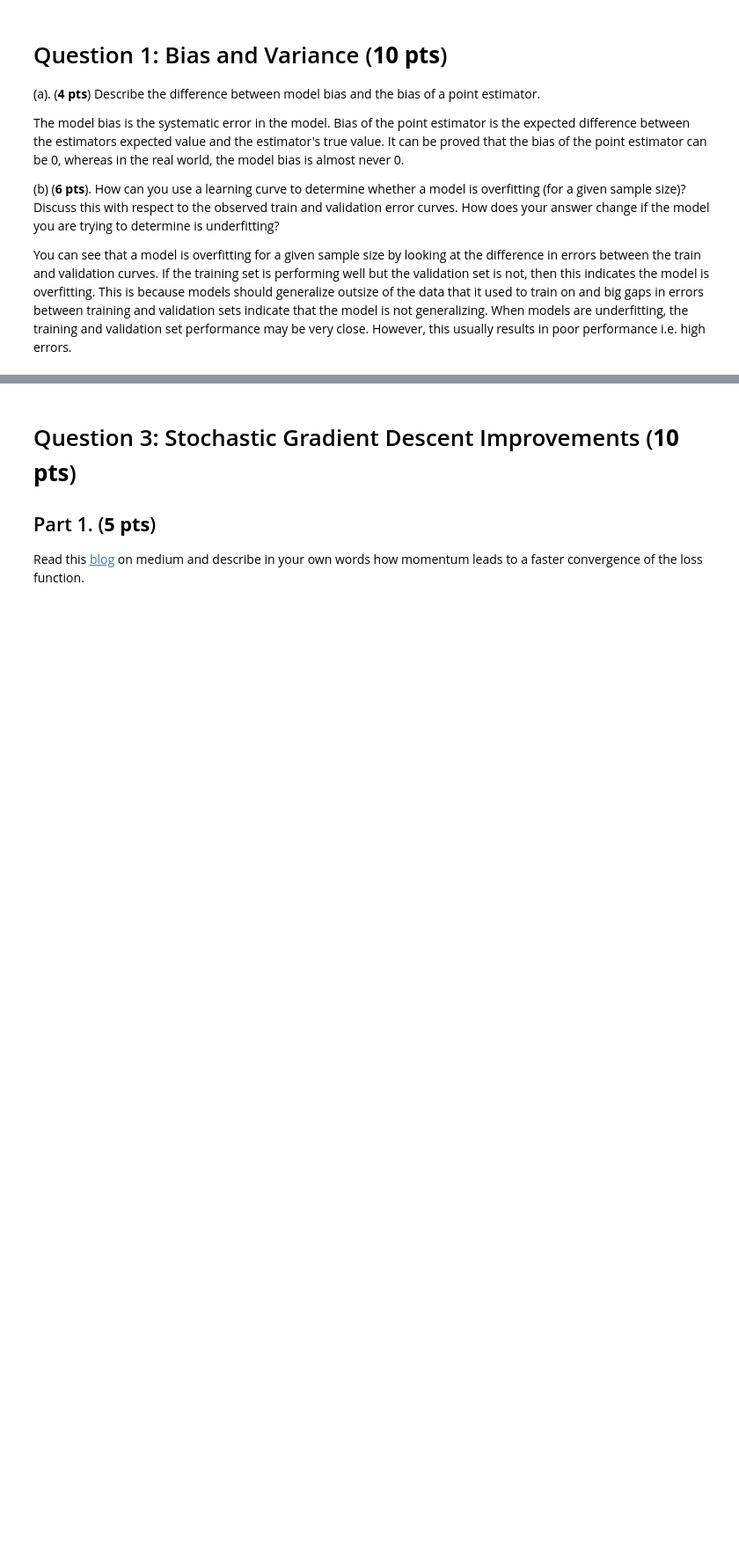
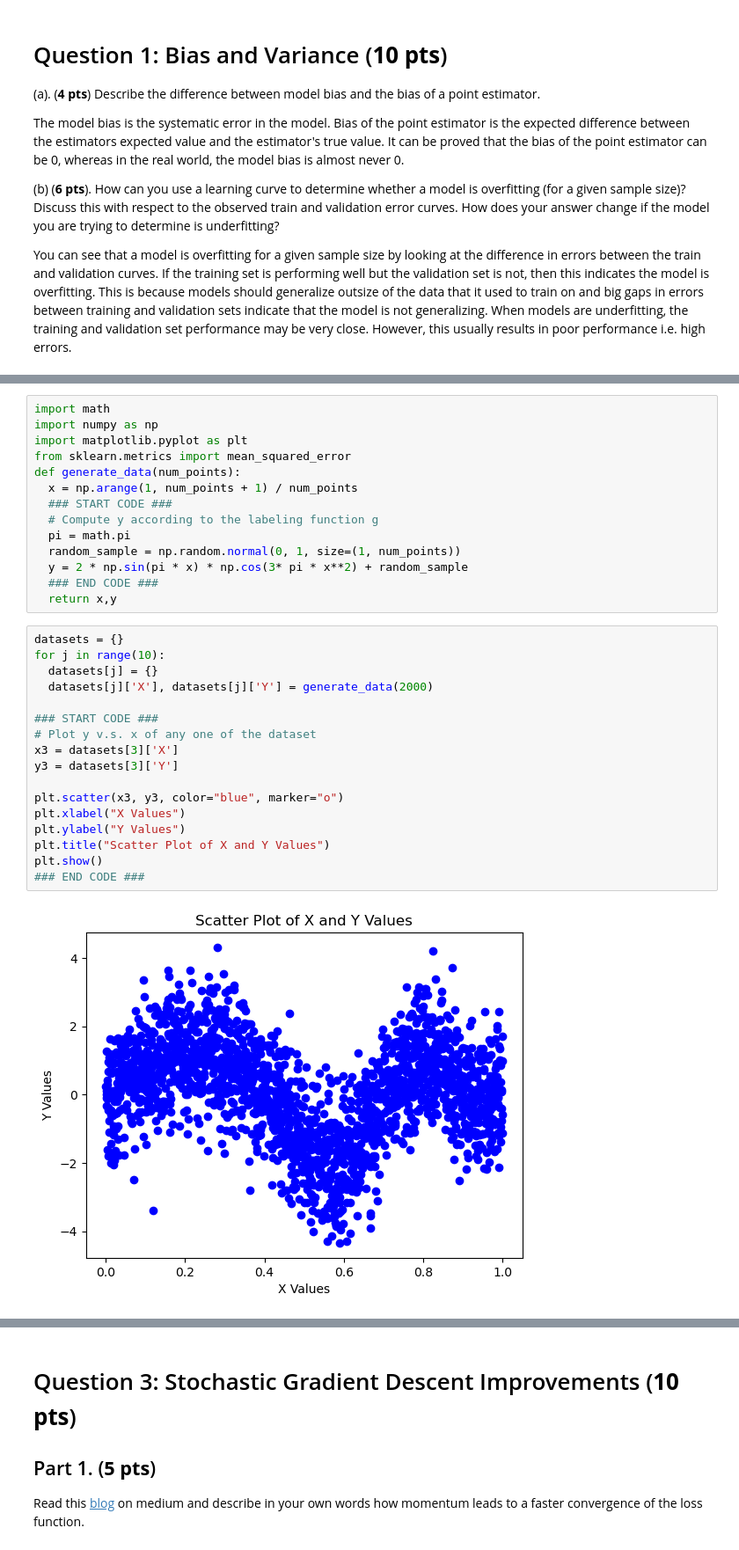
Before and after one commit to axj65/ece381, a Jupyter notebook: HW_2.ipynb, the cells around one changed output, grey strips where cells are left out. Shown at 88% size. Drawn from its saved outputs; the diff is of its cells as text; blank space fills up the shorter version.

```diff
--- a/HW_2.ipynb
+++ b/HW_2.ipynb
@@ -23 +33,34 @@ You can see that a model is overfitting for a given sample size by looking at th
+# %%
+import math
+import numpy as np
+import matplotlib.pyplot as plt
+from sklearn.metrics import mean_squared_error
+def generate_data(num_points):
+  x = np.arange(1, num_points + 1) / num_points
+  ### START CODE ###
+  # Compute y according to the labeling function g
+  pi = math.pi
+  random_sample = np.random.normal(0, 1, size=(1, num_points))
+  y = 2 * np.sin(pi * x) * np.cos(3* pi * x**2) + random_sample
+  ### END CODE ###
+  return x,y
+# %%
+datasets = {}
+for j in range(10):
+  datasets[j] = {}
+  datasets[j]['X'], datasets[j]['Y'] = generate_data(2000)
+
+### START CODE ###
+# Plot y v.s. x of any one of the dataset
+x3 = datasets[3]['X']
+y3 = datasets[3]['Y']
+
+plt.scatter(x3, y3, color="blue", marker="o")
+plt.xlabel("X Values")
+plt.ylabel("Y Values")
+plt.title("Scatter Plot of X and Y Values")
+plt.show()
+### END CODE ###
+# %% [output]
+[figure, added]
 # %% [markdown]
```
Also changed, not shown: parts of 6 cells of this notebook.
